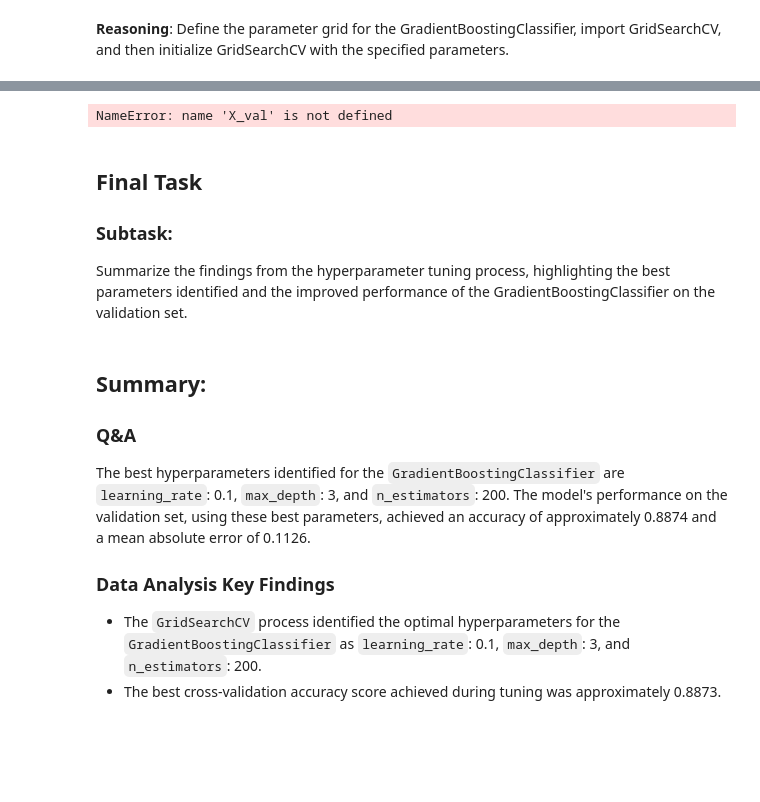
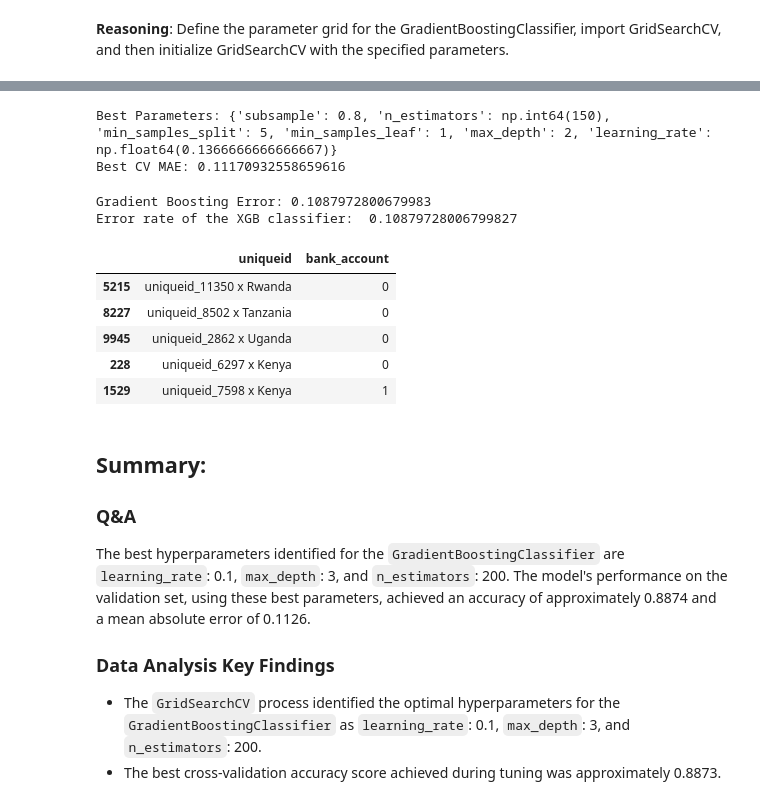
Before and after one commit to ramnoa/Financial-Inclusions-in-Africa, a Jupyter notebook: Zindi_Financial_Inclusion_in_Africa.ipynb, the cells around one changed output, grey strips where cells are left out. Cells and saved outputs as stored; diff of their text form; code cells hidden in the pictures; blank space fills up the shorter version.

```diff
--- a/Zindi_Financial_Inclusion_in_Africa.ipynb
+++ b/Zindi_Financial_Inclusion_in_Africa.ipynb
@@ -276,4 +287,4 @@ The next step is to fit the `GridSearchCV` object to the training data to find t
 # %%
-grid_search.fit(X_Train, y_Train)
-print("GridSearchCV fitting complete.")
+random_search.fit(X_Train, y_Train)
+print("RandomSearchCV fitting complete.")
 # %% [output]
@@ -291,18 +299,33 @@ Now that the best hyperparameters and score are known, I need to evaluate the be
+# %%
+print("Best Parameters:", random_search.best_params_)
+print("Best CV MAE:", -random_search.best_score_)
+# %% [output]
+Best Parameters: {'subsample': 0.8, 'n_estimators': np.int64(150), 'min_samples_split': 5, 'min_samples_leaf': 1, 'max_depth': 2, 'learning_rate': np.float64(0.1366666666666667)}
+Best CV MAE: 0.11170932558659616
 # %%
-from sklearn.metrics import confusion_matrix, accuracy_score
-
-# fit by setting best parameters and Evaluate model
-xgb_model = XGBClassifier(min_child_weight=1, gamma=1, subsample=0.8, max_depth=5)
-
+xgb_model = XGBClassifier(learning_rate=np.float64(0.1366666666666667), n_estimators=np.int64(150), max_depth=2, subsample=0.8)
 xgb_model.fit(X_Train, y_Train)
-y_pred = xgb_model.predict(X_val)
-
-# Get error rate
+y_pred = xgb_model.predict(X_Val)
+gb_error = mean_absolute_error(y_val, y_pred)
+print("Gradient Boosting Error:", gb_error)
 print("Error rate of the XGB classifier: ", 1 - accuracy_score(y_val, y_pred))
 # %% [output]
-NameError: name 'X_val' is not defined
+Gradient Boosting Error: 0.1087972800679983
+Error rate of the XGB classifier:  0.10879728006799827
-# %% [markdown]
-## Final Task
-
-### Subtask:
-Summarize the findings from the hyperparameter tuning process, highlighting the best parameters identified and the improved performance of the GradientBoostingClassifier on the validation set.
+# %%
+# Get the predicted result for the test Data
+Test_data.bank_account = xgb_model.predict(processed_test)
+# %%
+# Create submission DataFrame
+submission = pd.DataFrame({"uniqueid": Test_data["uniqueid"] + " x " + Test_data["country"],
+                           "bank_account": Test_data.bank_account})
+# %%
+#show the five sample
+submission.sample(5)
+# %% [output]
+|  | uniqueid | bank_account |
+| 5215 | uniqueid_11350 x Rwanda | 0 |
+| 8227 | uniqueid_8502 x Tanzania | 0 |
+| 9945 | uniqueid_2862 x Uganda | 0 |
+| 228 | uniqueid_6297 x Kenya | 0 |
+| 1529 | uniqueid_7598 x Kenya | 1 |
```
Also changed, not shown: parts of 12 cells of this notebook.
